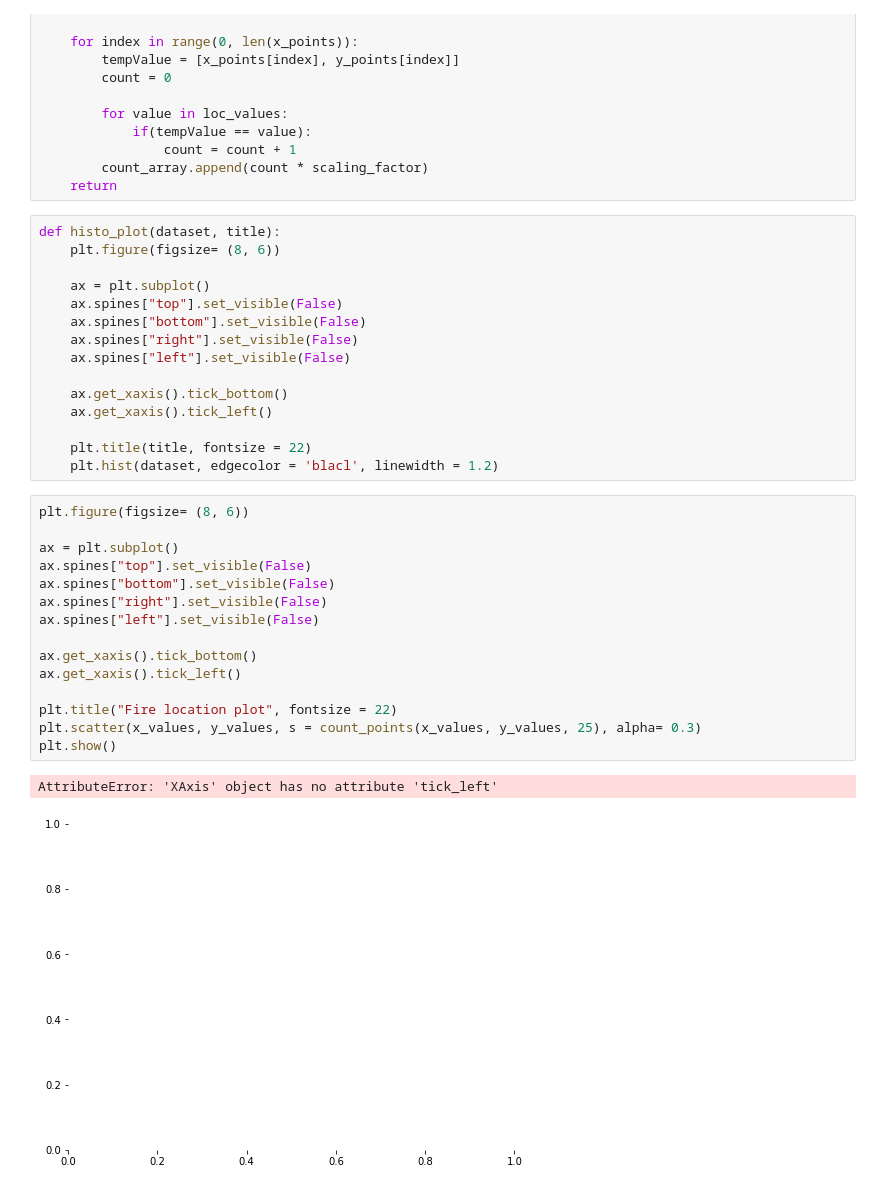
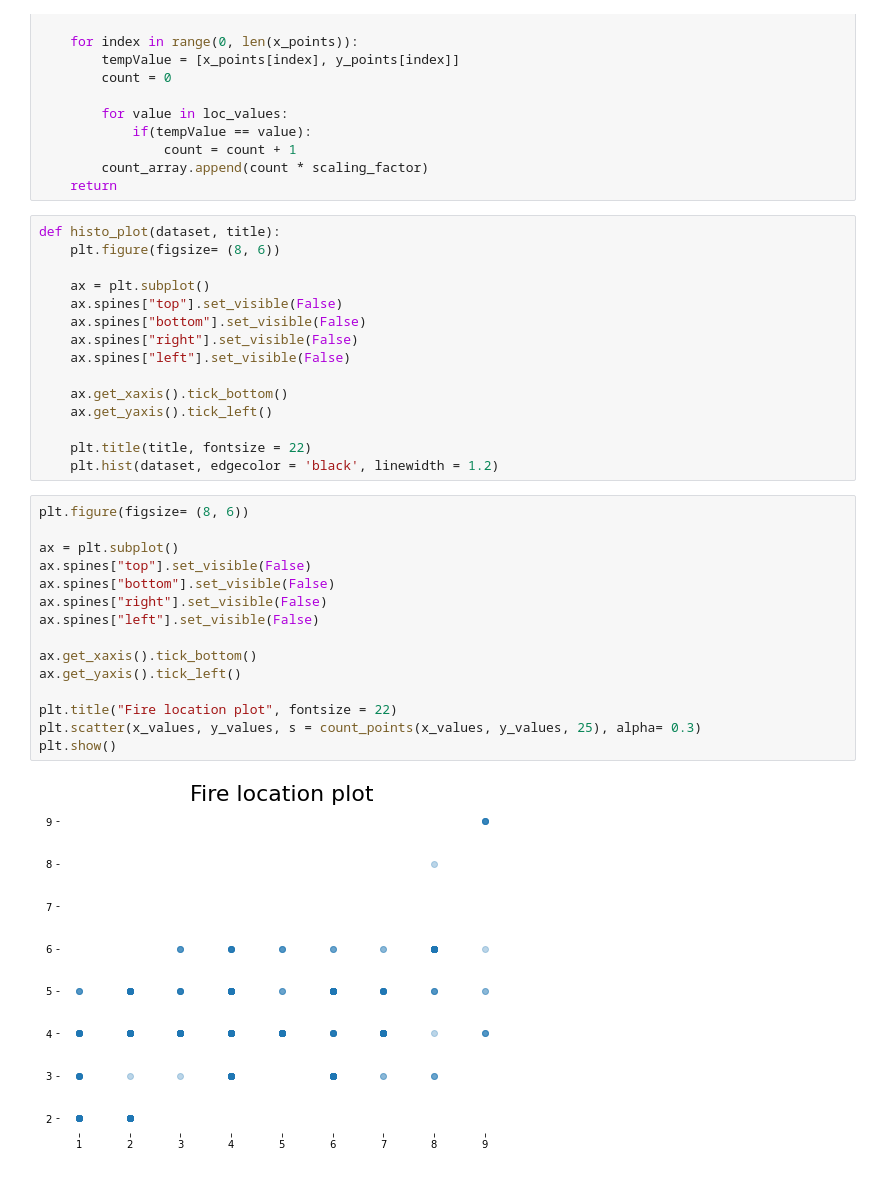
Before and after one commit to DriBans/ForestFire, a Jupyter notebook: Insight into Forest Fires.ipynb, the cells around one changed output. Drawn from its saved outputs; the diff is of its cells as text.

```diff
--- a/Insight into Forest Fires.ipynb
+++ b/Insight into Forest Fires.ipynb
@@ -191,25 +191,24 @@ def histo_plot(dataset, title):
     ax.spines["left"].set_visible(False)
 
     ax.get_xaxis().tick_bottom()
-    ax.get_xaxis().tick_left()
+    ax.get_yaxis().tick_left()
 
     plt.title(title, fontsize = 22)
-    plt.hist(dataset, edgecolor = 'blacl', linewidth = 1.2)
+    plt.hist(dataset, edgecolor = 'black', linewidth = 1.2)
 # %%
 plt.figure(figsize= (8, 6))
 
 ax = plt.subplot()
 ax.spines["top"].set_visible(False)
 ax.spines["bottom"].set_visible(False)
 ax.spines["right"].set_visible(False)
 ax.spines["left"].set_visible(False)
 
 ax.get_xaxis().tick_bottom()
-ax.get_xaxis().tick_left()
+ax.get_yaxis().tick_left()
 
 plt.title("Fire location plot", fontsize = 22)
 plt.scatter(x_values, y_values, s = count_points(x_values, y_values, 25), alpha= 0.3)
 plt.show()
 # %% [output]
-AttributeError: 'XAxis' object has no attribute 'tick_left'
-[figure, old version]
+[figure, new version]
```
Also changed, not shown: parts of 8 cells of this notebook.
